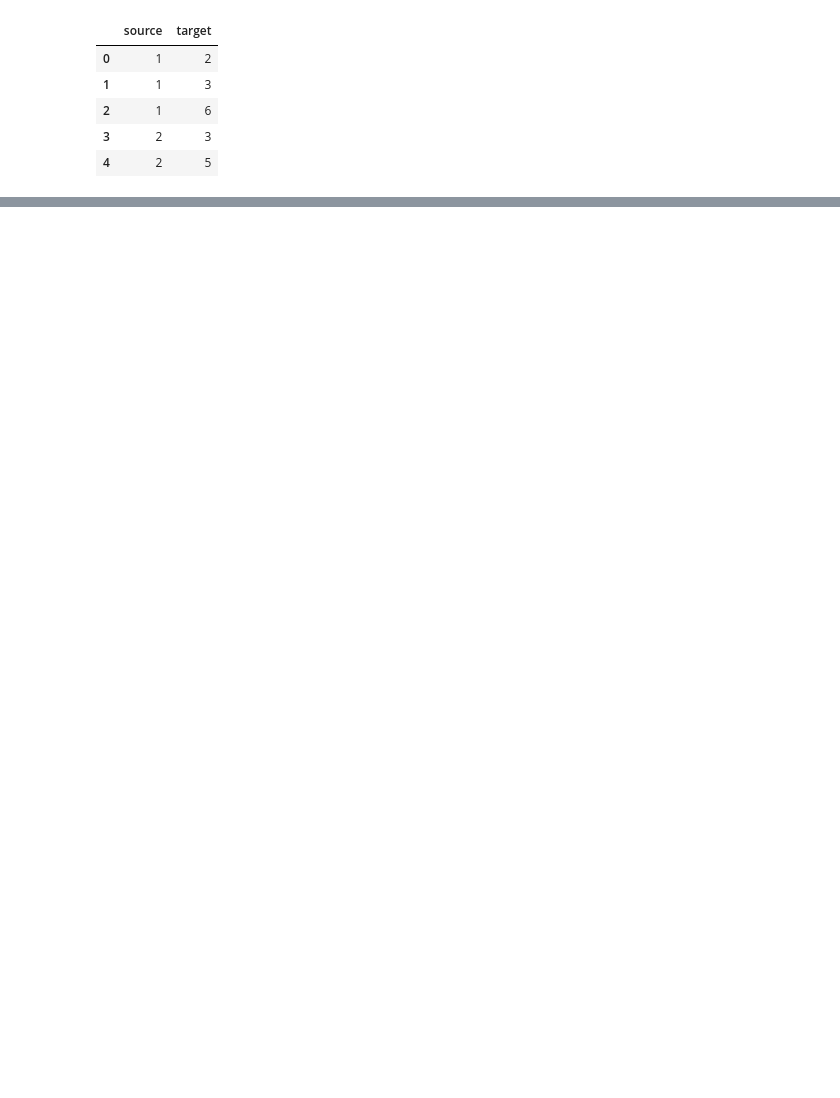
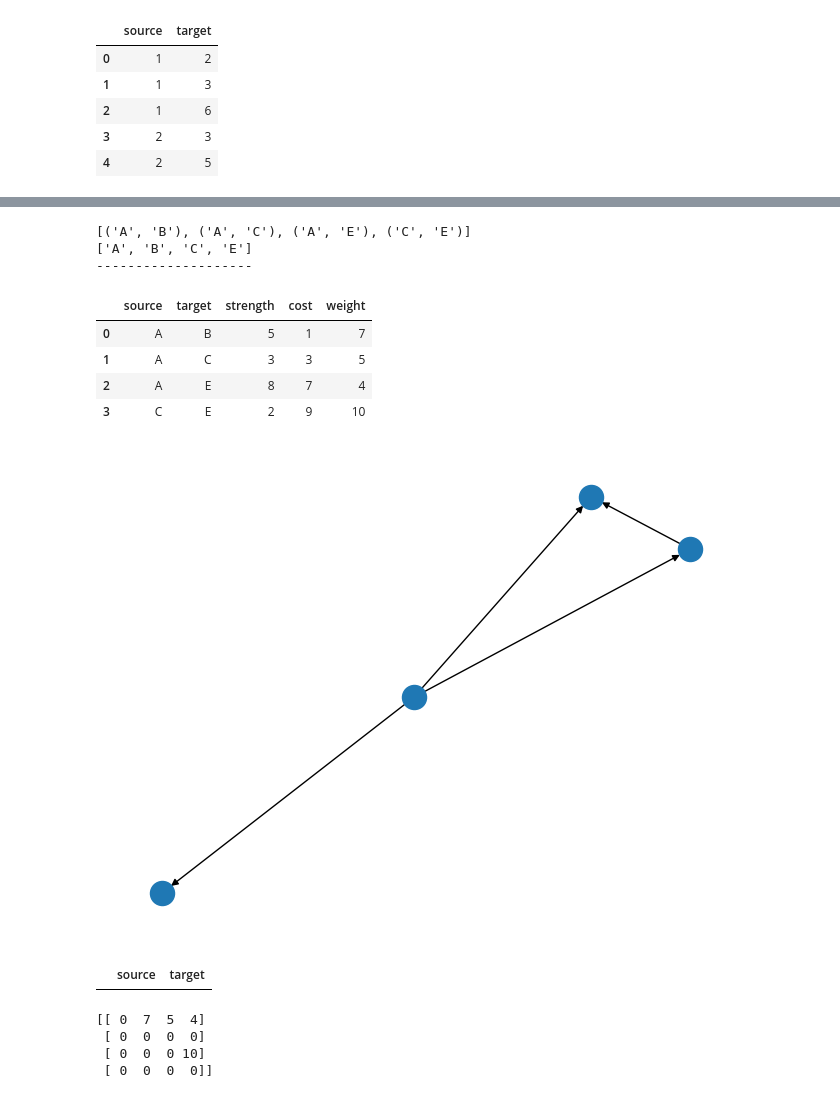
Before and after one commit to Rumit95/GNN-Understanding, a Jupyter notebook: network-x.ipynb, the cells around one changed output, grey strips where cells are left out. Saved outputs shown, nothing was run; the diff lists cells and outputs as text; code cells hidden in the pictures; blank space fills up the shorter version.

```diff
--- a/network-x.ipynb
+++ b/network-x.ipynb
@@ -274,0 +277,38 @@ df
+# %%
+G = nx.DiGraph(
+    [
+        ("A", "B", {"cost": 1, "weight": 7, "strength": 5}),
+        ("C", "E", {"cost": 9, "weight": 10, "strength": 2}),
+        ("A", "C", {"cost": 3, "weight": 5, "strength": 3}),
+        ("A", "E", {"cost": 7, "weight": 4, "strength": 8}),
+    ]
+)
+nx.draw(G)
+print(G.edges)
+print(G.nodes)
+print("--------------------")
+df = nx.to_pandas_edgelist(G)
+df
+# %% [output]
+[('A', 'B'), ('A', 'C'), ('A', 'E'), ('C', 'E')]
+['A', 'B', 'C', 'E']
+--------------------
+|  | source | target | strength | cost | weight |
+| 0 | A | B | 5 | 1 | 7 |
+| 1 | A | C | 3 | 3 | 5 |
+| 2 | A | E | 8 | 7 | 4 |
+| 3 | C | E | 2 | 9 | 10 |
+[figure, added]
+# %%
+df = nx.to_pandas_edgelist(G, nodelist=["B", "E"])
+df
+# %% [output]
+|  | source | target |
+# %%
+A = nx.adjacency_matrix(G)
+print(A.todense())
+# %% [output]
+[[ 0  7  5  4]
+ [ 0  0  0  0]
+ [ 0  0  0 10]
+ [ 0  0  0  0]]
```
Also changed, not shown: parts of 15 cells of this notebook.
